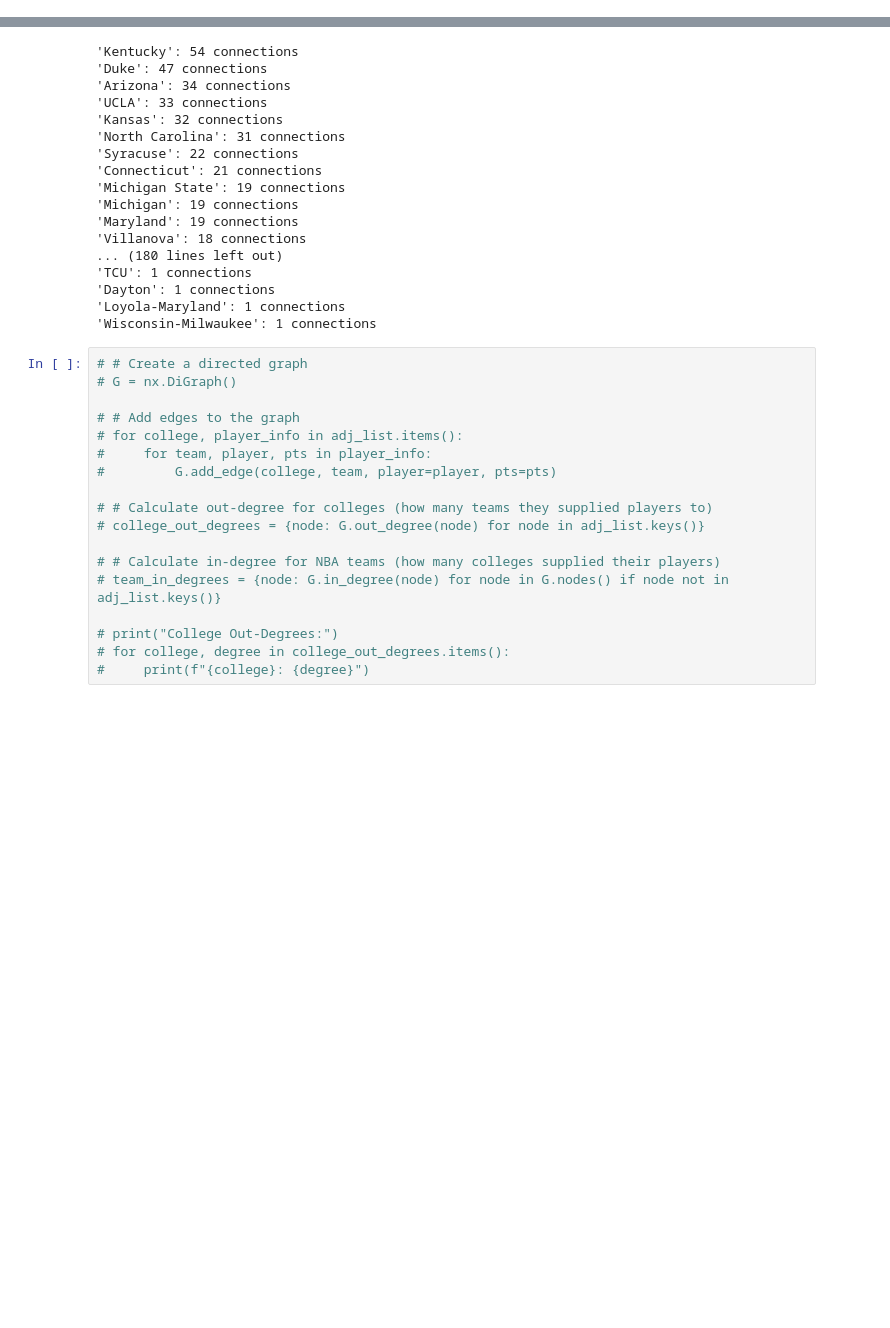
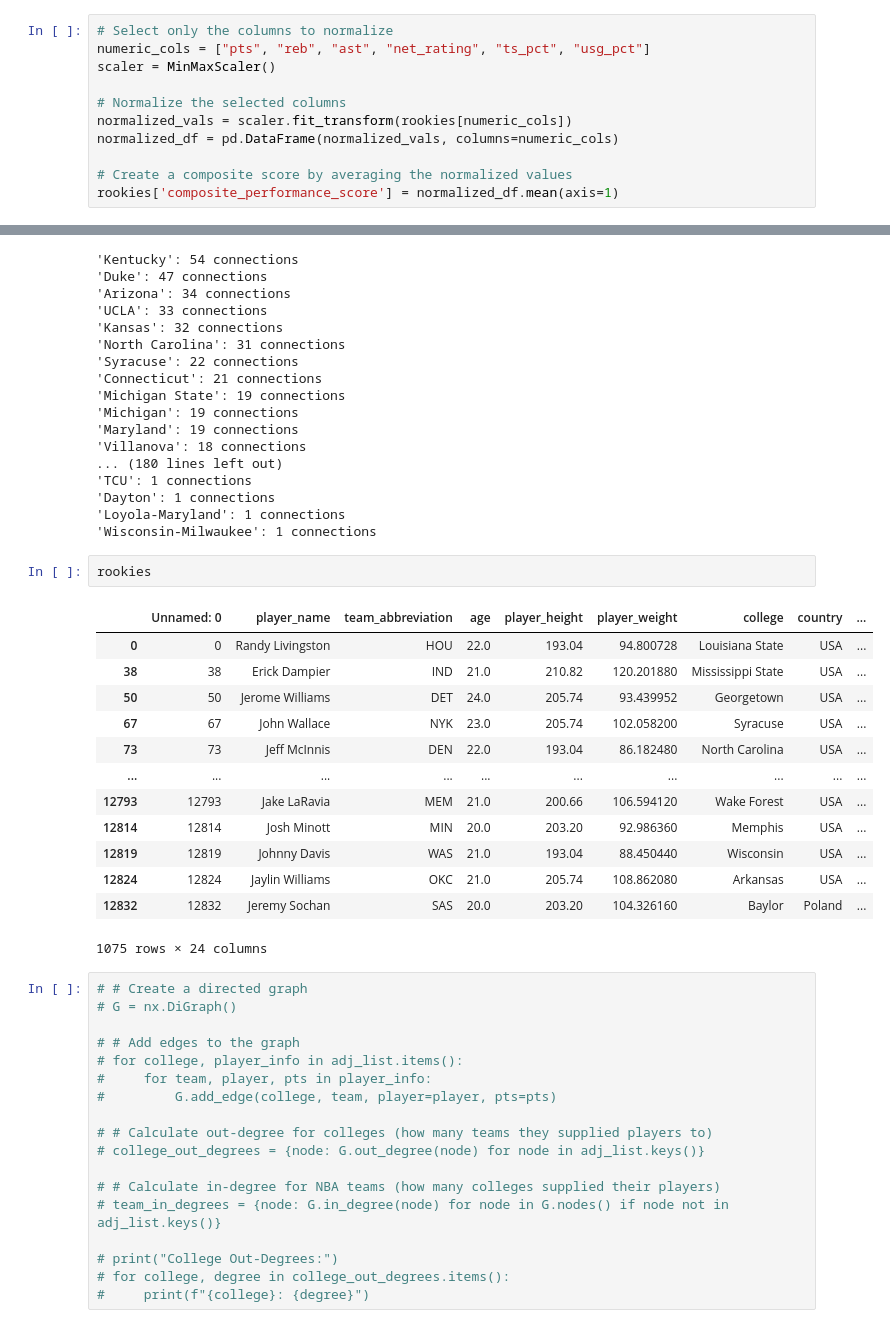
Before and after one commit to 1shman/507networkProj, a Jupyter notebook: network.ipynb, the cells around one changed output, grey strips where cells are left out. Drawn from its saved outputs; the diff is of its cells as text; blank space fills up the shorter version.

Commit message:
composite score

```diff
--- a/network.ipynb
+++ b/network.ipynb
@@ -70,2 +72,13 @@ def create_network_with_players_and_points(data):
 
     return adjacency_list
+# %%
+# Select only the columns to normalize
+numeric_cols = ["pts", "reb", "ast", "net_rating", "ts_pct", "usg_pct"]
+scaler = MinMaxScaler()
+
+# Normalize the selected columns
+normalized_vals = scaler.fit_transform(rookies[numeric_cols])
+normalized_df = pd.DataFrame(normalized_vals, columns=numeric_cols)
+
+# Create a composite score by averaging the normalized values
+rookies['composite_performance_score'] = normalized_df.mean(axis=1)
@@ -113,6 +132,22 @@ for node, count in sorted_nodes_with_connections:
 'Dayton': 1 connections
 'Loyola-Maryland': 1 connections
 'Wisconsin-Milwaukee': 1 connections
+# %%
+rookies
+# %% [output]
+|  | Unnamed: 0 | player_name | team_abbreviation | age | player_height | player_weight | college | country | ... |
+| 0 | 0 | Randy Livingston | HOU | 22.0 | 193.04 | 94.800728 | Louisiana State | USA | ... |
+| 38 | 38 | Erick Dampier | IND | 21.0 | 210.82 | 120.201880 | Mississippi State | USA | ... |
+| 50 | 50 | Jerome Williams | DET | 24.0 | 205.74 | 93.439952 | Georgetown | USA | ... |
+| 67 | 67 | John Wallace | NYK | 23.0 | 205.74 | 102.058200 | Syracuse | USA | ... |
+| 73 | 73 | Jeff McInnis | DEN | 22.0 | 193.04 | 86.182480 | North Carolina | USA | ... |
+| ... | ... | ... | ... | ... | ... | ... | ... | ... | ... |
+| 12793 | 12793 | Jake LaRavia | MEM | 21.0 | 200.66 | 106.594120 | Wake Forest | USA | ... |
+| 12814 | 12814 | Josh Minott | MIN | 20.0 | 203.20 | 92.986360 | Memphis | USA | ... |
+| 12819 | 12819 | Johnny Davis | WAS | 21.0 | 193.04 | 88.450440 | Wisconsin | USA | ... |
+| 12824 | 12824 | Jaylin Williams | OKC | 21.0 | 205.74 | 108.862080 | Arkansas | USA | ... |
+| 12832 | 12832 | Jeremy Sochan | SAS | 20.0 | 203.20 | 104.326160 | Baylor | Poland | ... |
+1075 rows × 24 columns
 # %%
 # # Create a directed graph
 # G = nx.DiGraph()
```
Also changed, not shown: parts of 3 cells of this notebook, 2 other files.
